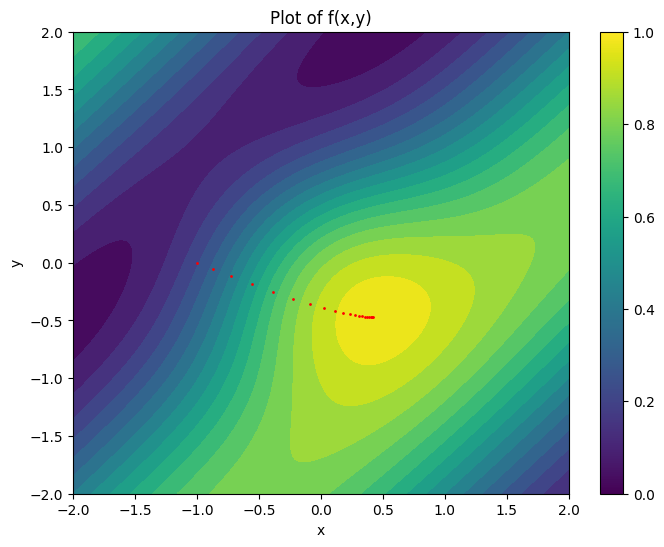
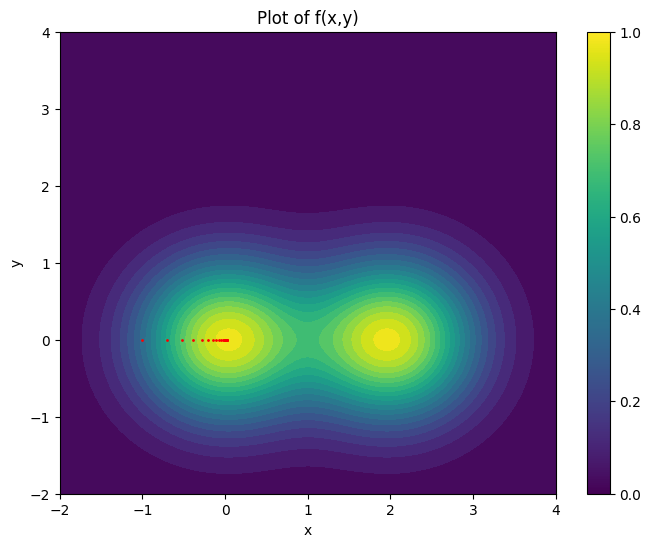
The change to this notebook cell's code, shown as a diff; its figure went from the first image to the second:
--- before
+++ after
@@ -1,14 +1,22 @@
-def f(x,y):
-  return np.exp(-(x**(2)+y**(2))) + np.sin(x - y)
+def f(x, y):
+    return np.exp(-(x**2 + y**2)) + np.exp(-((x - 2) ** 2 + y**2))
+
 
 steps = 20
 step_size = 0.1
 
+def grad_f(x, y):
+    return np.array(
+        [
+            2
+            * np.exp(-(y**2))
+            * (-np.exp(-((x + 2) ** 2)) * (x - 2) - x * np.exp(-(x**2))),
+            -2 * np.exp(-4 - x**2 - y**2) * (np.exp(4) + np.exp(4 * x)) * y,
+        ]
+    )
 
-def grad_f(x, y):
-  return np.array([np.cos(x-y)-2 * x * np.exp(-(x**2 + y**2)),-2 * y * np.exp(-(x**2 + y**2)) - np.cos(x-y)])
 
 points_visited = np.zeros((steps, 2))
-points_visited[0, :] = np.array([-1., 0.0])
+points_visited[0, :] = np.array([-1.0, 0.0])
 for step in range(1, steps):
     prev_point = points_visited[step - 1, :]
@@ -19,10 +27,9 @@
 plt.title("Plot of f(x,y)")
 
-xy_range = np.arange(-2, 2 + spacing, spacing)
+xy_range = np.arange(-2, 4 + spacing, spacing)
 X, Y = np.meshgrid(xy_range, xy_range)
-vals = f(X,Y)
+vals = f(X, Y)
 plt.contourf(X, Y, vals, 20)
-plt.scatter(points_visited[:, 0], points_visited[:, 1], color="red", zorder=100,s = 1.0)
-
+plt.scatter(points_visited[:, 0], points_visited[:, 1], color="red", zorder=100, s=1.0)
 plt.colorbar()
 plt.xlabel("x")

Commit: Updated notebook.